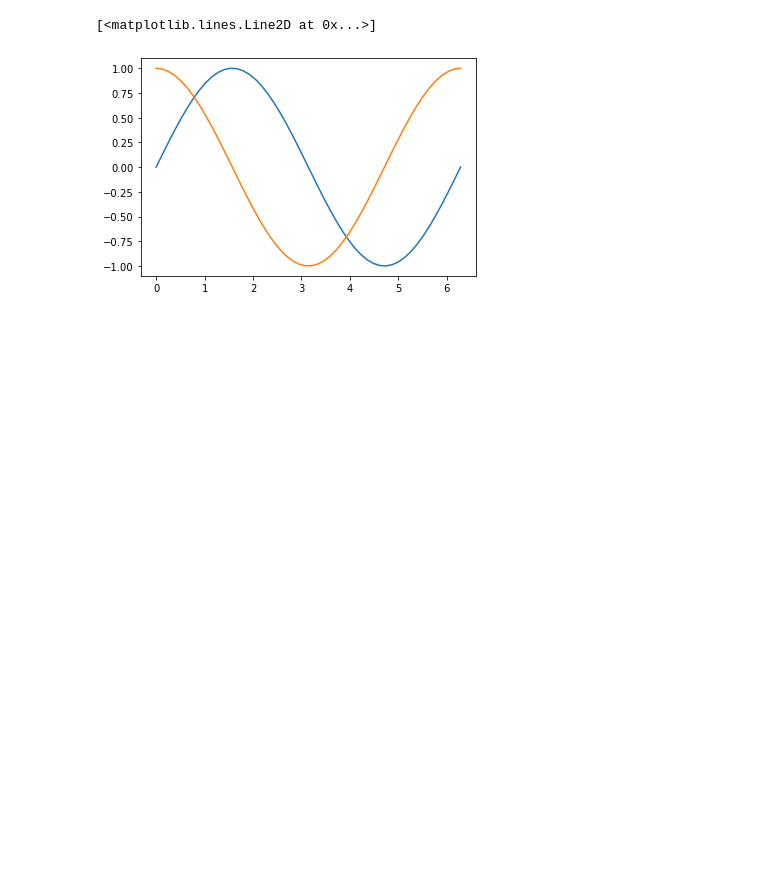
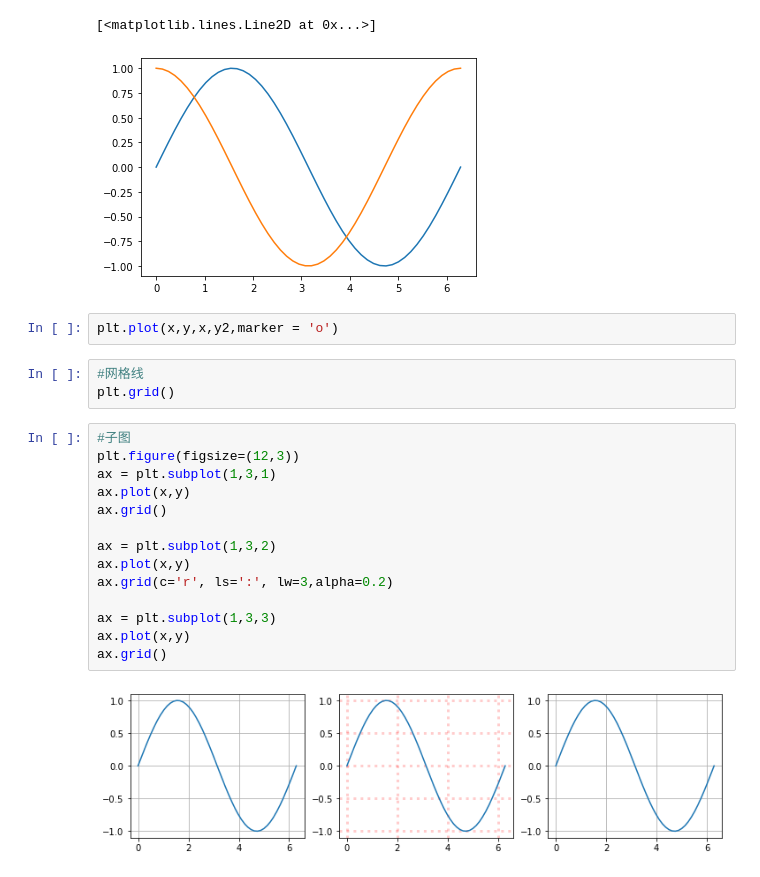
Before and after one commit to setsuren/vs1, a Jupyter notebook: matplot基本知识.ipynb, the cells around one changed output. Drawn from its saved outputs; the diff is of its cells as text; blank space fills up the shorter version.

```diff
--- a/matplot基本知识.ipynb
+++ b/matplot基本知识.ipynb
@@ -17,3 +17,24 @@ plt.plot(x,y2)
 # %% [output]
 [<matplotlib.lines.Line2D at 0x...>]
 [figure]
+# %%
+plt.plot(x,y,x,y2,marker = 'o')
+# %%
+#网格线
+plt.grid()
+# %%
+#子图
+plt.figure(figsize=(12,3))
+ax = plt.subplot(1,3,1)
+ax.plot(x,y)
+ax.grid()
+
+ax = plt.subplot(1,3,2)
+ax.plot(x,y)
+ax.grid(c='r', ls=':', lw=3,alpha=0.2)
+
+ax = plt.subplot(1,3,3)
+ax.plot(x,y)
+ax.grid()
+# %% [output]
+[figure, added]
```
Also changed, not shown: parts of 9 cells of this notebook, 10 other files.
